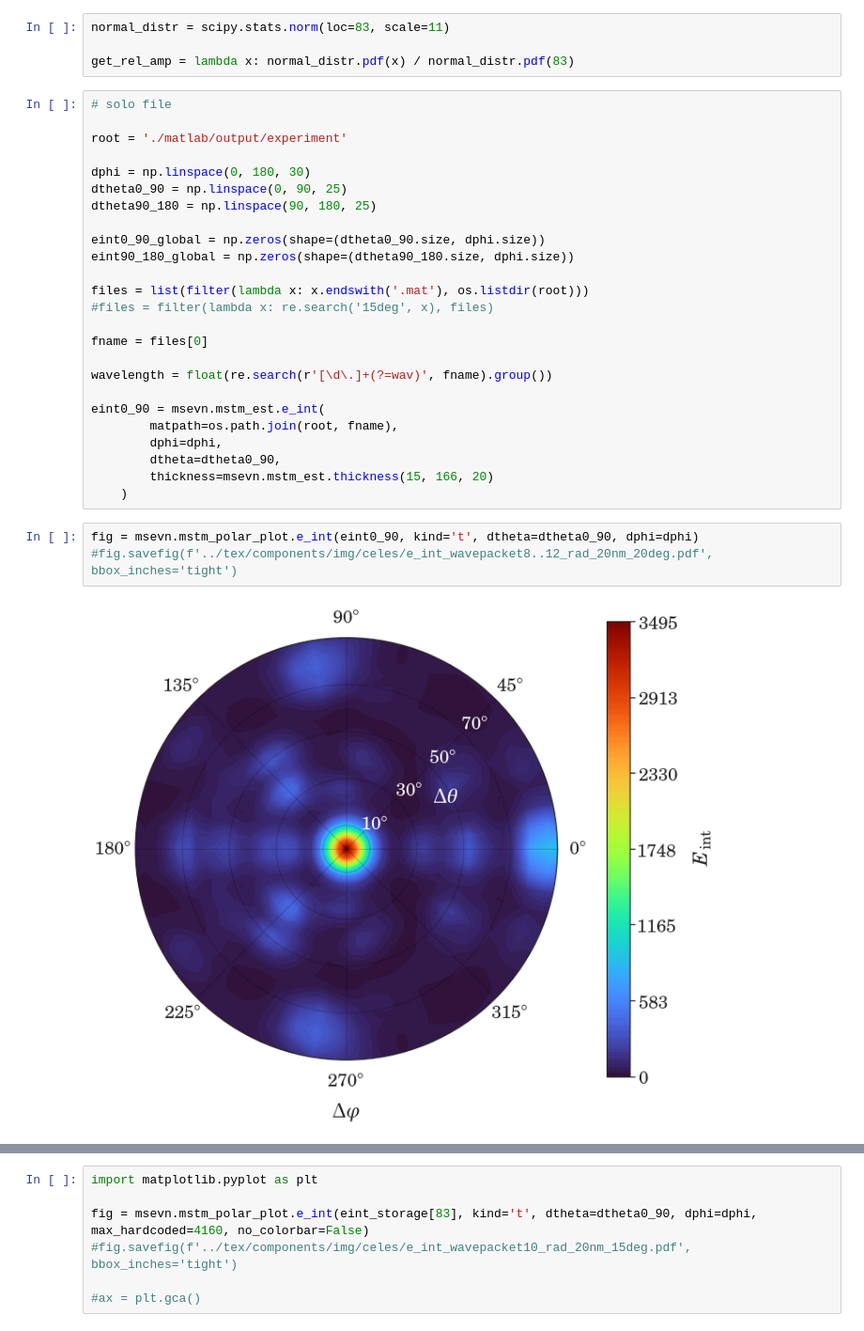
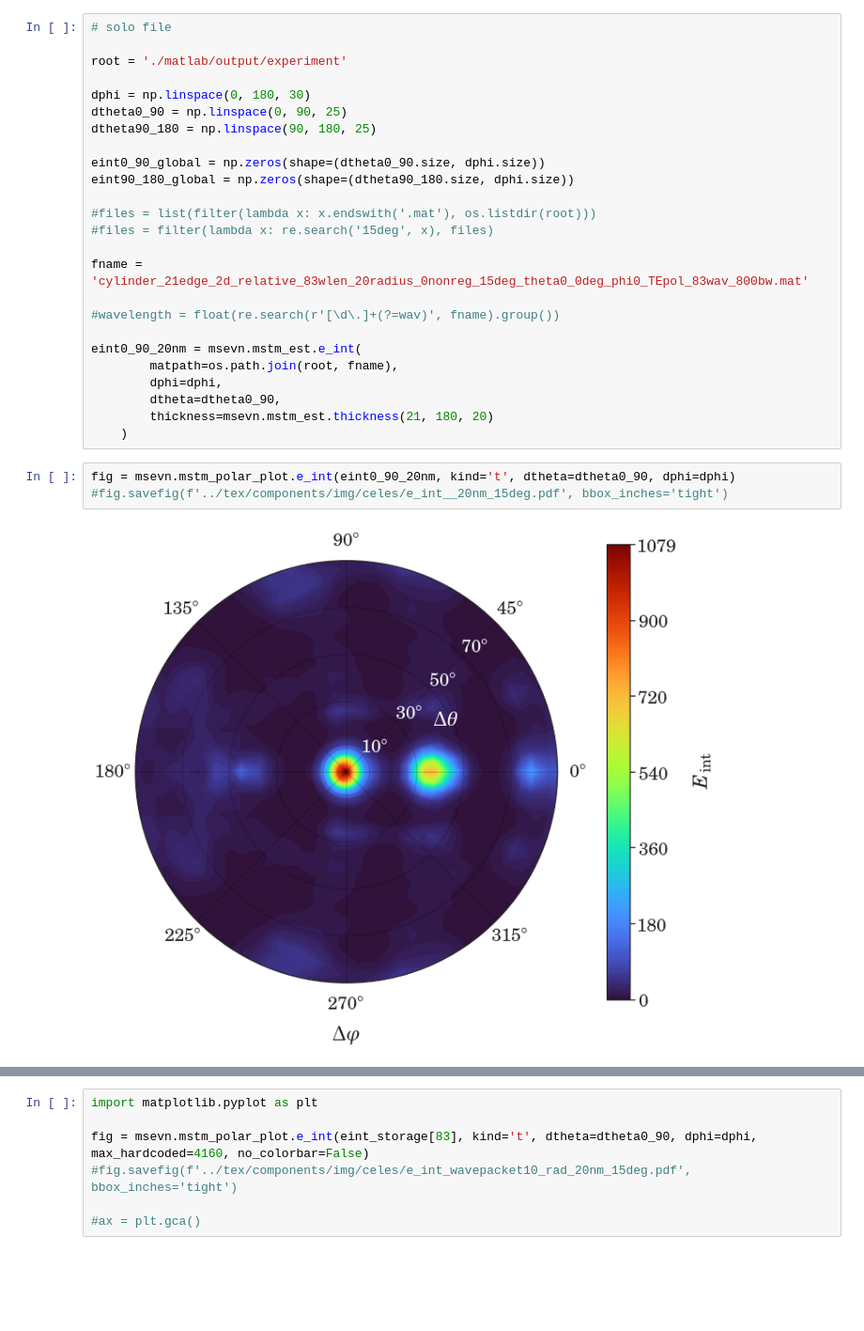
Before and after one commit to Misery7100-Magistracy/Angular-dispersion-boost, a Jupyter notebook: computations/mstm3d.ipynb, the cells around one changed output, grey strips where cells are left out. Shown: that part at 94% size. Cells and saved outputs as stored; diff of their text form; blank space fills up the shorter version.

Commit message:
Major structure fixes - phi - phi0 in k prime Miller; - need to fix mstm script (wrong rotation); - section structure rebuild.

```diff
--- a/computations/mstm3d.ipynb
+++ b/computations/mstm3d.ipynb
@@ -6,9 +7,5 @@ import scipy
 
 msevn.configure_mpl()
-# %%
-normal_distr = scipy.stats.norm(loc=83, scale=11)
-
-get_rel_amp = lambda x: normal_distr.pdf(x) / normal_distr.pdf(83)
 # %%
 # solo file
 
@@ -21,24 +18,24 @@ dtheta90_180 = np.linspace(90, 180, 25)
 eint0_90_global = np.zeros(shape=(dtheta0_90.size, dphi.size))
 eint90_180_global = np.zeros(shape=(dtheta90_180.size, dphi.size))
 
-files = list(filter(lambda x: x.endswith('.mat'), os.listdir(root)))
+#files = list(filter(lambda x: x.endswith('.mat'), os.listdir(root)))
 #files = filter(lambda x: re.search('15deg', x), files)
 
-fname = files[0]
+fname = 'cylinder_21edge_2d_relative_83wlen_20radius_0nonreg_15deg_theta0_0deg_phi0_TEpol_83wav_800bw.mat'
 
-wavelength = float(re.search(r'[\d\.]+(?=wav)', fname).group())
+#wavelength = float(re.search(r'[\d\.]+(?=wav)', fname).group())
 
-eint0_90 = msevn.mstm_est.e_int(
+eint0_90_20nm = msevn.mstm_est.e_int(
         matpath=os.path.join(root, fname),
         dphi=dphi,
         dtheta=dtheta0_90,
-        thickness=msevn.mstm_est.thickness(15, 166, 20)
+        thickness=msevn.mstm_est.thickness(21, 180, 20)
     )
 # %%
-fig = msevn.mstm_polar_plot.e_int(eint0_90, kind='t', dtheta=dtheta0_90, dphi=dphi)
-#fig.savefig(f'../tex/components/img/celes/e_int_wavepacket8..12_rad_20nm_20deg.pdf', bbox_inches='tight')
+fig = msevn.mstm_polar_plot.e_int(eint0_90_20nm, kind='t', dtheta=dtheta0_90, dphi=dphi)
+#fig.savefig(f'../tex/components/img/celes/e_int__20nm_15deg.pdf', bbox_inches='tight')
 # %% [output]
-[figure, old version]
+[figure, new version]
 # %%
 import re
 
```
Also changed, not shown: parts of 13 cells of this notebook, 33 other files.
